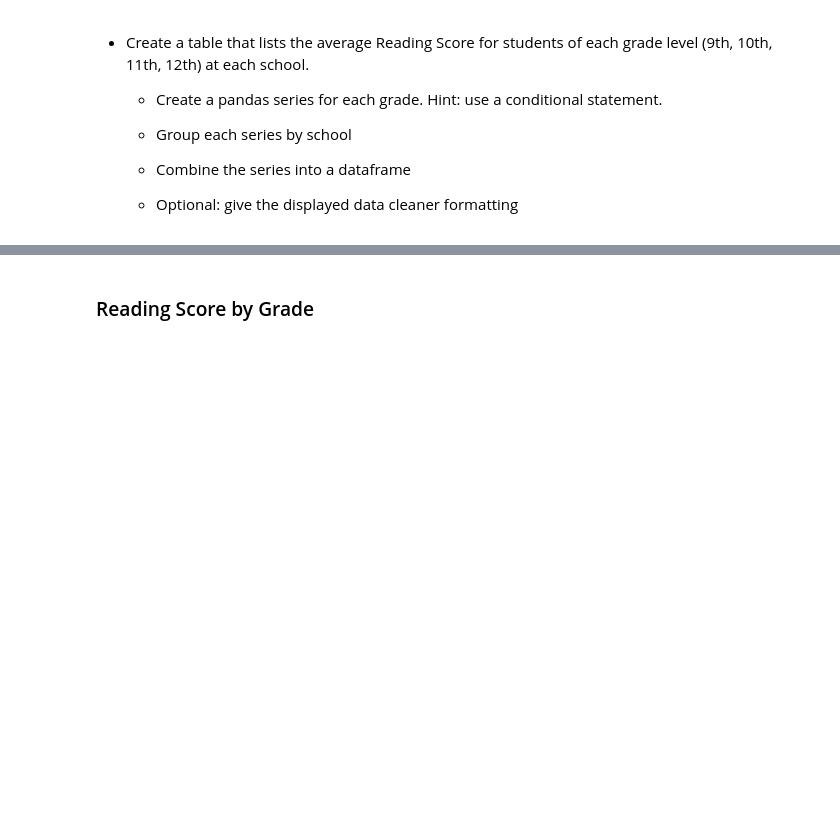
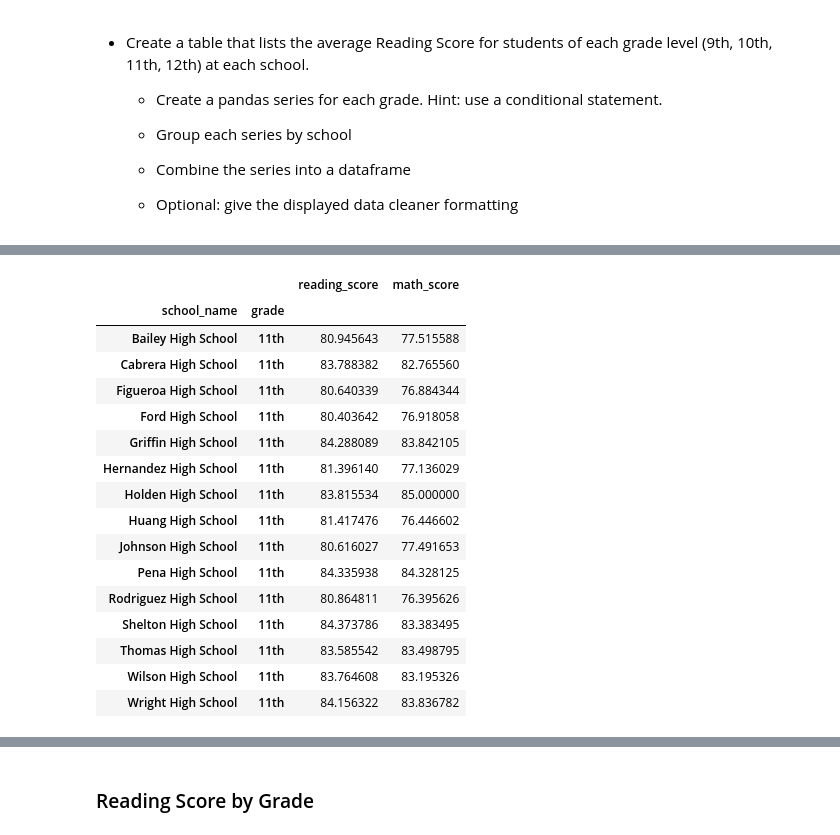
Before and after one commit to RobertSparadrap/Hello-World, a Jupyter notebook: assignment/week2/Python_Lab_Assignment.ipynb, the cells around one changed output, grey strips where cells are left out. Cells and saved outputs as stored; diff of their text form; code cells hidden in the pictures; blank space fills up the shorter version.

```diff
--- a/assignment/week2/Python_Lab_Assignment.ipynb
+++ b/assignment/week2/Python_Lab_Assignment.ipynb
@@ -363,4 +538,23 @@ average
 # %%
 # Calculate the average math score for 11th grade in each school
+school_data_complete[school_data_complete['grade'] == '11th'].groupby(['school_name', 'grade']).mean(['reading_score', 'math_score']).iloc[0:, [1, 2]]
+# %% [output]
+|  |  | reading_score | math_score |
+| school_name | grade |  |  |
+| Bailey High School | 11th | 80.945643 | 77.515588 |
+| Cabrera High School | 11th | 83.788382 | 82.765560 |
+| Figueroa High School | 11th | 80.640339 | 76.884344 |
+| Ford High School | 11th | 80.403642 | 76.918058 |
+| Griffin High School | 11th | 84.288089 | 83.842105 |
+| Hernandez High School | 11th | 81.396140 | 77.136029 |
+| Holden High School | 11th | 83.815534 | 85.000000 |
+| Huang High School | 11th | 81.417476 | 76.446602 |
+| Johnson High School | 11th | 80.616027 | 77.491653 |
+| Pena High School | 11th | 84.335938 | 84.328125 |
+| Rodriguez High School | 11th | 80.864811 | 76.395626 |
+| Shelton High School | 11th | 84.373786 | 83.383495 |
+| Thomas High School | 11th | 83.585542 | 83.498795 |
+| Wilson High School | 11th | 83.764608 | 83.195326 |
+| Wright High School | 11th | 84.156322 | 83.836782 |
 # %%
 # Calculate the average math score for 12th grade in each school
```
Also changed, not shown: parts of 15 cells of this notebook.
